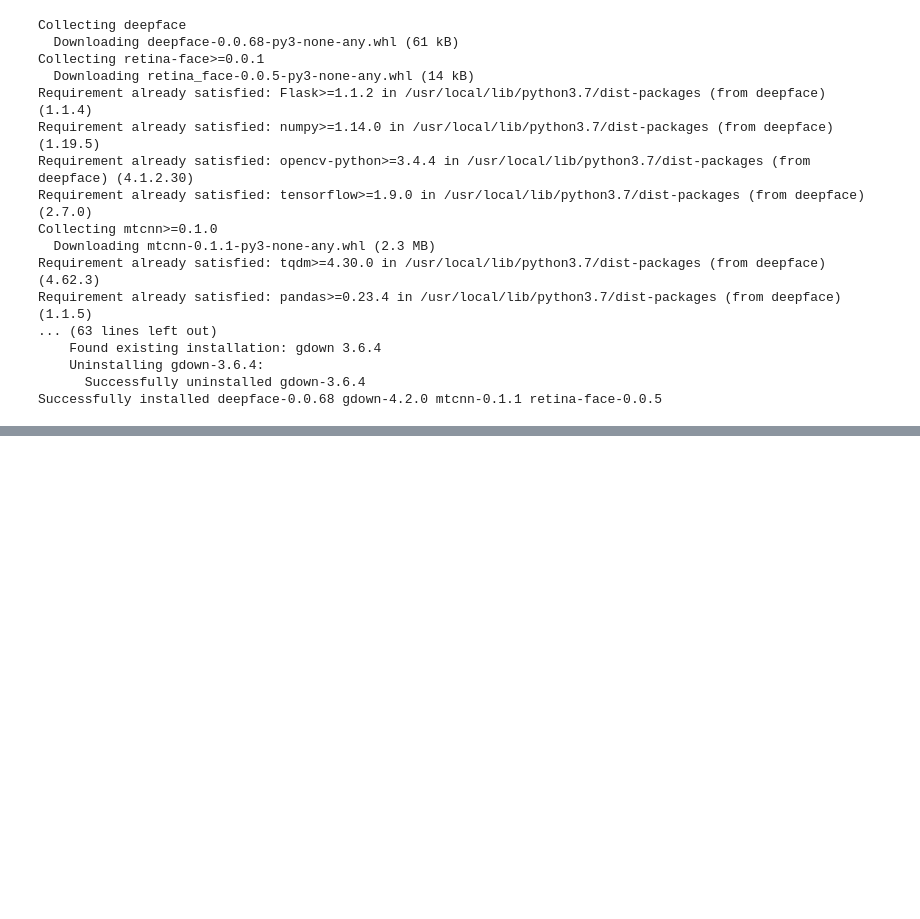
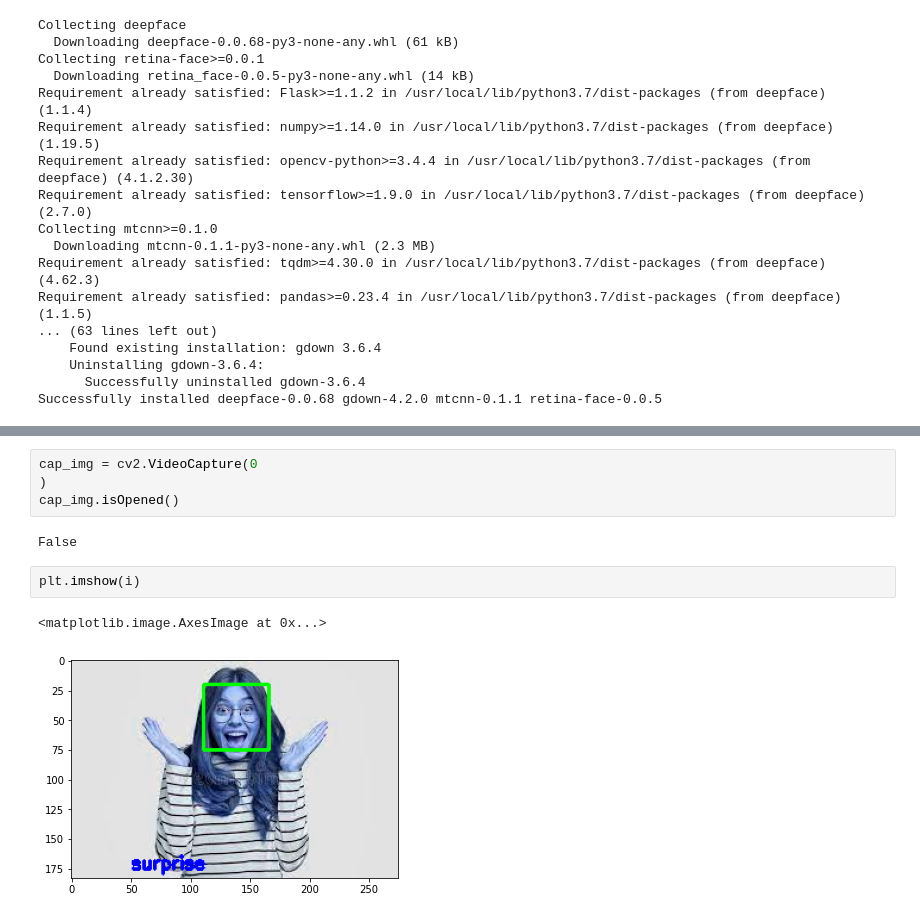
Before and after one commit to Kanyakrishi/ML, a Jupyter notebook: Facial_recognition.ipynb, the cells around one changed output, grey strips where cells are left out. Cells and saved outputs as stored; diff of their text form; blank space fills up the shorter version.

```diff
--- a/Facial_recognition.ipynb
+++ b/Facial_recognition.ipynb
@@ -82,0 +98,11 @@ p['dominant_emotion']
+# %%
+cap_img = cv2.VideoCapture(0
+)
+cap_img.isOpened()
+# %% [output]
+False
+# %%
+plt.imshow(i)
+# %% [output]
+<matplotlib.image.AxesImage at 0x...>
+[figure, added]
```
Also changed, not shown: parts of 6 cells of this notebook.
